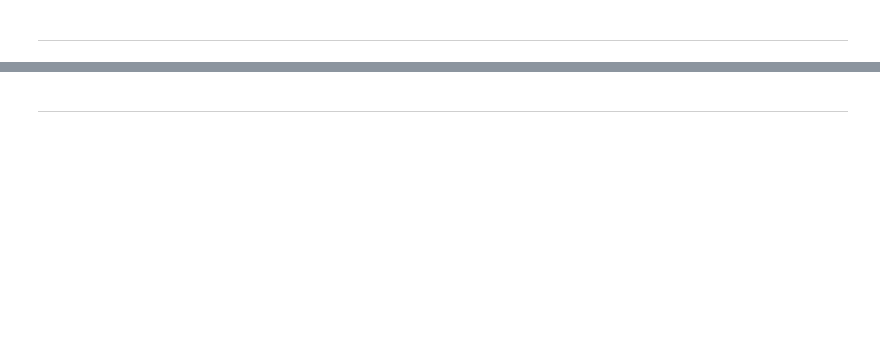
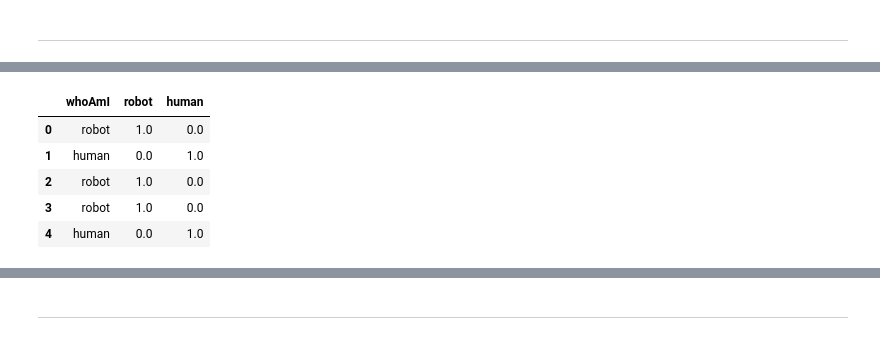
Before and after one commit to DilyaKh/Python_Task_9_Attestation_Pandas, a Jupyter notebook: Python_Task_9_Attestation_Pandas.ipynb, the cells around one changed output, grey strips where cells are left out. Saved outputs shown, nothing was run; the diff lists cells and outputs as text; code cells hidden in the pictures; blank space fills up the shorter version.

```diff
--- a/Python_Task_9_Attestation_Pandas.ipynb
+++ b/Python_Task_9_Attestation_Pandas.ipynb
@@ -204,0 +155,13 @@ one_hot_df_1.head()
+# %%
+# Заполняем пустые значения нулями:
+
+one_hot_df_2 = one_hot_df_2.fillna(0)
+
+one_hot_df_2.head()
+# %% [output]
+|  | whoAmI | robot | human |
+| 0 | robot | 1.0 | 0.0 |
+| 1 | human | 0.0 | 1.0 |
+| 2 | robot | 1.0 | 0.0 |
+| 3 | robot | 1.0 | 0.0 |
+| 4 | human | 0.0 | 1.0 |
```
Also changed, not shown: parts of 31 cells of this notebook.
